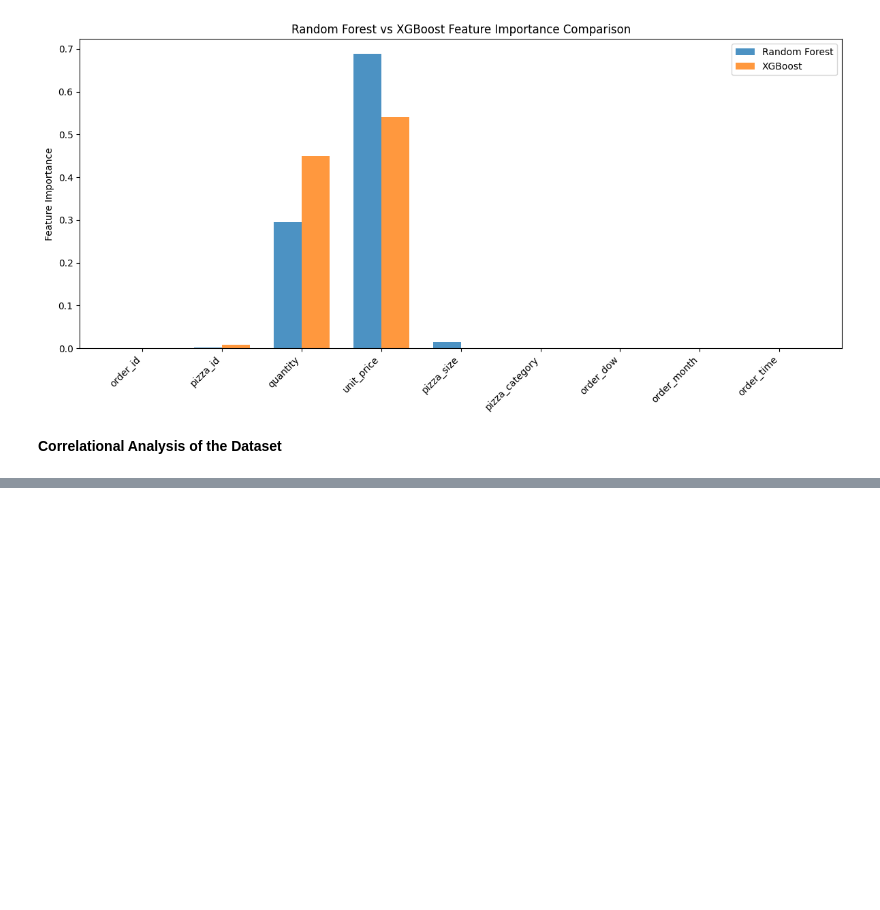
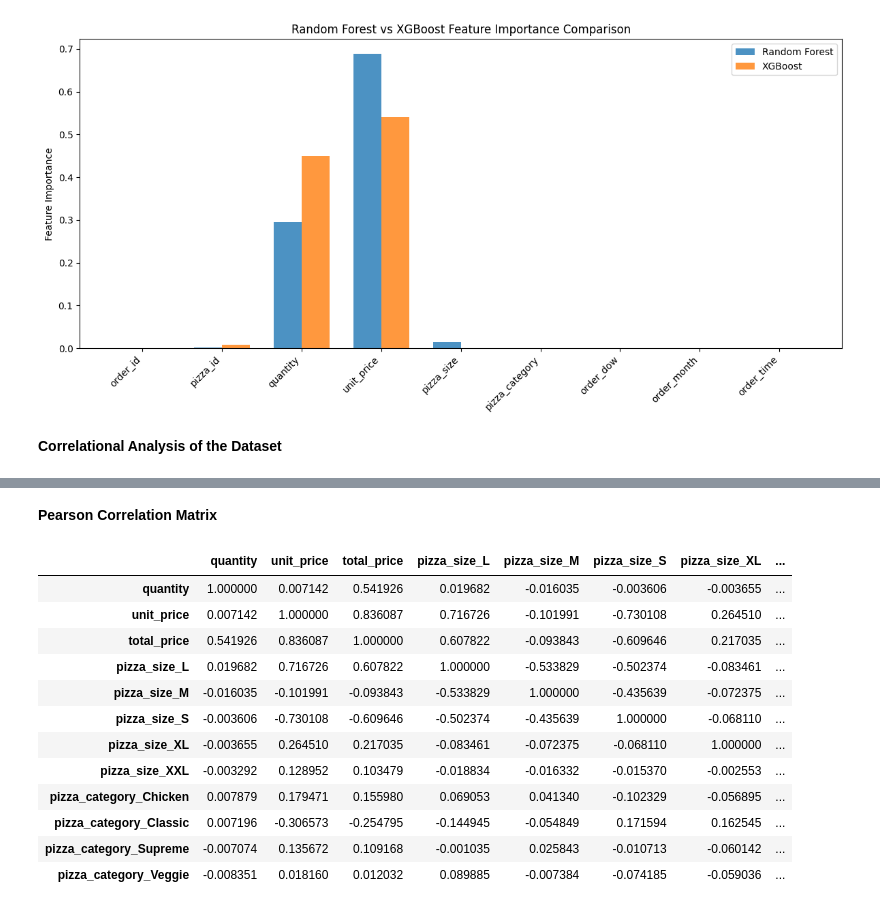
Before and after one commit to Rach0613/KidoCode, a Jupyter notebook: presentation.ipynb, the cells around one changed output, grey strips where cells are left out. Drawn from its saved outputs; the diff is of its cells as text; code cells hidden in the pictures; blank space fills up the shorter version.

Commit message:
Kaggle Notebook | Pizza_Presentation | Version 10

```diff
--- a/presentation.ipynb
+++ b/presentation.ipynb
@@ -897,3 +897,7 @@ r2: 0.9999999902230705
 # do a correlational analysis
 # %% [markdown]
 **Correlational Analysis of the Dataset**
+# %%
+# extract the features to form into a new DataFrame
+df = pizza_df[["quantity", "unit_price", "total_price", "pizza_size", "pizza_category"]]
+df.head(5)
@@ -899,0 +911,7 @@ r2: 0.9999999902230705
+# %%
+# one-hot encoding to change categorical into numerical
+# Apply to 'pizza_size' and 'pizza_category'
+df_2 = pd.get_dummies(df, columns=['pizza_size', 'pizza_category'], drop_first=False)
+
+# Display the first few rows of the new DataFrame
+df_2.head(5)
@@ -899,0 +925,20 @@ r2: 0.9999999902230705
+# %% [markdown]
+**Pearson Correlation Matrix**
+# %%
+# Find the pearson correlations matrix
+correlation = df_2.corr(method = 'pearson')
+correlation
+# %% [output]
+|  | quantity | unit_price | total_price | pizza_size_L | pizza_size_M | pizza_size_S | pizza_size_XL | ... |
+| quantity | 1.000000 | 0.007142 | 0.541926 | 0.019682 | -0.016035 | -0.003606 | -0.003655 | ... |
+| unit_price | 0.007142 | 1.000000 | 0.836087 | 0.716726 | -0.101991 | -0.730108 | 0.264510 | ... |
+| total_price | 0.541926 | 0.836087 | 1.000000 | 0.607822 | -0.093843 | -0.609646 | 0.217035 | ... |
+| pizza_size_L | 0.019682 | 0.716726 | 0.607822 | 1.000000 | -0.533829 | -0.502374 | -0.083461 | ... |
+| pizza_size_M | -0.016035 | -0.101991 | -0.093843 | -0.533829 | 1.000000 | -0.435639 | -0.072375 | ... |
+| pizza_size_S | -0.003606 | -0.730108 | -0.609646 | -0.502374 | -0.435639 | 1.000000 | -0.068110 | ... |
+| pizza_size_XL | -0.003655 | 0.264510 | 0.217035 | -0.083461 | -0.072375 | -0.068110 | 1.000000 | ... |
+| pizza_size_XXL | -0.003292 | 0.128952 | 0.103479 | -0.018834 | -0.016332 | -0.015370 | -0.002553 | ... |
+| pizza_category_Chicken | 0.007879 | 0.179471 | 0.155980 | 0.069053 | 0.041340 | -0.102329 | -0.056895 | ... |
+| pizza_category_Classic | 0.007196 | -0.306573 | -0.254795 | -0.144945 | -0.054849 | 0.171594 | 0.162545 | ... |
+| pizza_category_Supreme | -0.007074 | 0.135672 | 0.109168 | -0.001035 | 0.025843 | -0.010713 | -0.060142 | ... |
+| pizza_category_Veggie | -0.008351 | 0.018160 | 0.012032 | 0.089885 | -0.007384 | -0.074185 | -0.059036 | ... |
```
Also changed, not shown: parts of 15 cells of this notebook.
